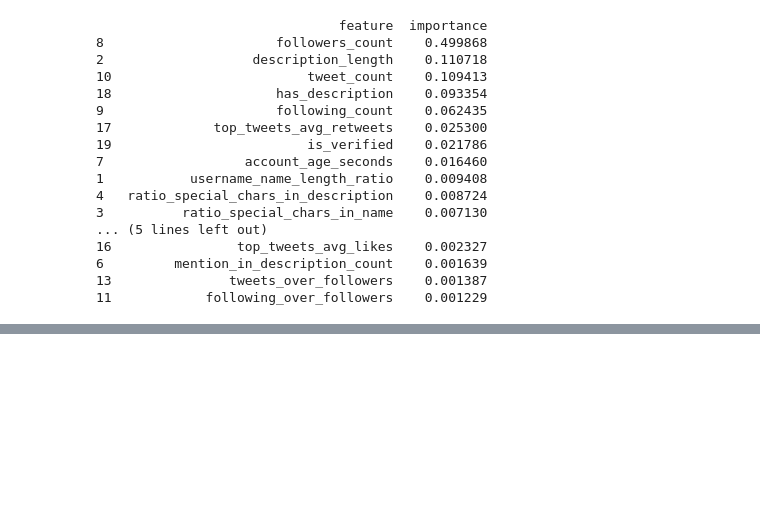
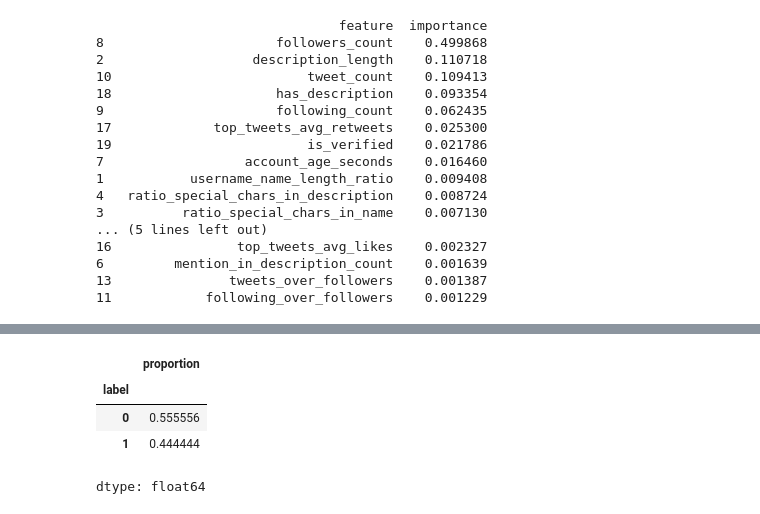
Before and after one commit to julwdo/NLP-project, a Jupyter notebook: NLP_Project_JW_Main.ipynb, the cells around one changed output, grey strips where cells are left out. Cells and saved outputs as stored; diff of their text form; code cells hidden in the pictures; blank space fills up the shorter version.

Commit message:
Tried many solutions for imbalanced dataset; checked also without text modules

```diff
--- a/NLP_Project_JW_Main.ipynb
+++ b/NLP_Project_JW_Main.ipynb
@@ -620,0 +611,12 @@ Epoch 500, Loss: 0.1972, Train Acc: 0.9314, Train F1: 0.3948, Test Acc: 0.9281,
+# %%
+## No Text ##
+
+X_train_resampled1, y_train_resampled1 = SMOTE(sampling_strategy=0.8, random_state=42).fit_resample(X_train_numeric_bool, y_train)
+# %%
+y_train_resampled1.value_counts(normalize=True)
+# %% [output]
+|  | proportion |
+| label |  |
+| 0 | 0.555556 |
+| 1 | 0.444444 |
+dtype: float64
```
Also changed, not shown: parts of 27 cells of this notebook.
